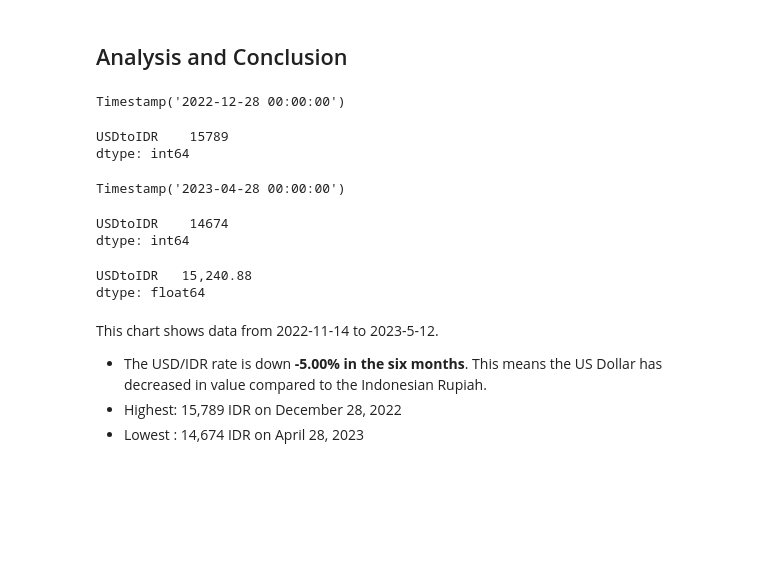
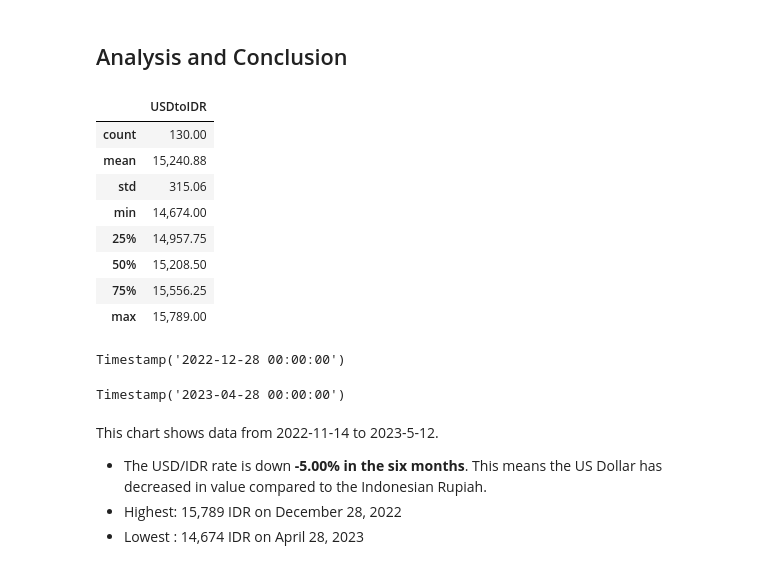
Before and after one commit to mgandhiardi/webscrapping-capstone-algoritma-vulcan-DA, a Jupyter notebook: Webcrapping-with-BeautifulSoup-Capstone/Notebook Skeleton Guide Capstone Beautiful Soup.ipynb, the cells around one changed output. Drawn from its saved outputs; the diff is of its cells as text; code cells hidden in the pictures; blank space fills up the shorter version.

```diff
--- a/Webcrapping-with-BeautifulSoup-Capstone/Notebook Skeleton Guide Capstone Beautiful Soup.ipynb
+++ b/Webcrapping-with-BeautifulSoup-Capstone/Notebook Skeleton Guide Capstone Beautiful Soup.ipynb
@@ -299,29 +299,26 @@ df.plot(title='US Dollar (USD) To Indonesian Rupiah (IDR) Exchange Rate History'
 - Changing the title of the dasboard at `index.html`
 # %% [markdown]
 ## Analysis and Conclusion
+# %%
+df.describe(include='number')
+# %% [output]
+|  | USDtoIDR |
+| count | 130.00 |
+| mean | 15,240.88 |
+| std | 315.06 |
+| min | 14,674.00 |
+| 25% | 14,957.75 |
+| 50% | 15,208.50 |
+| 75% | 15,556.25 |
+| max | 15,789.00 |
 # %%
 df['USDtoIDR'].idxmax()
 # %% [output]
 Timestamp('2022-12-28 00:00:00')
-# %%
-df.max()
-# %% [output]
-USDtoIDR    15789
-dtype: int64
 # %%
 df['USDtoIDR'].idxmin()
 # %% [output]
 Timestamp('2023-04-28 00:00:00')
-# %%
-df.min()
-# %% [output]
-USDtoIDR    14674
-dtype: int64
-# %%
-df.mean()
-# %% [output]
-USDtoIDR   15,240.88
-dtype: float64
 # %% [markdown]
 This chart shows data from 2022-11-14 to 2023-5-12.
 - The USD/IDR rate is down **-5.00% in the six months**. This means the US Dollar has decreased in value compared to the Indonesian Rupiah.
```
Also changed, not shown: 2 other files.
